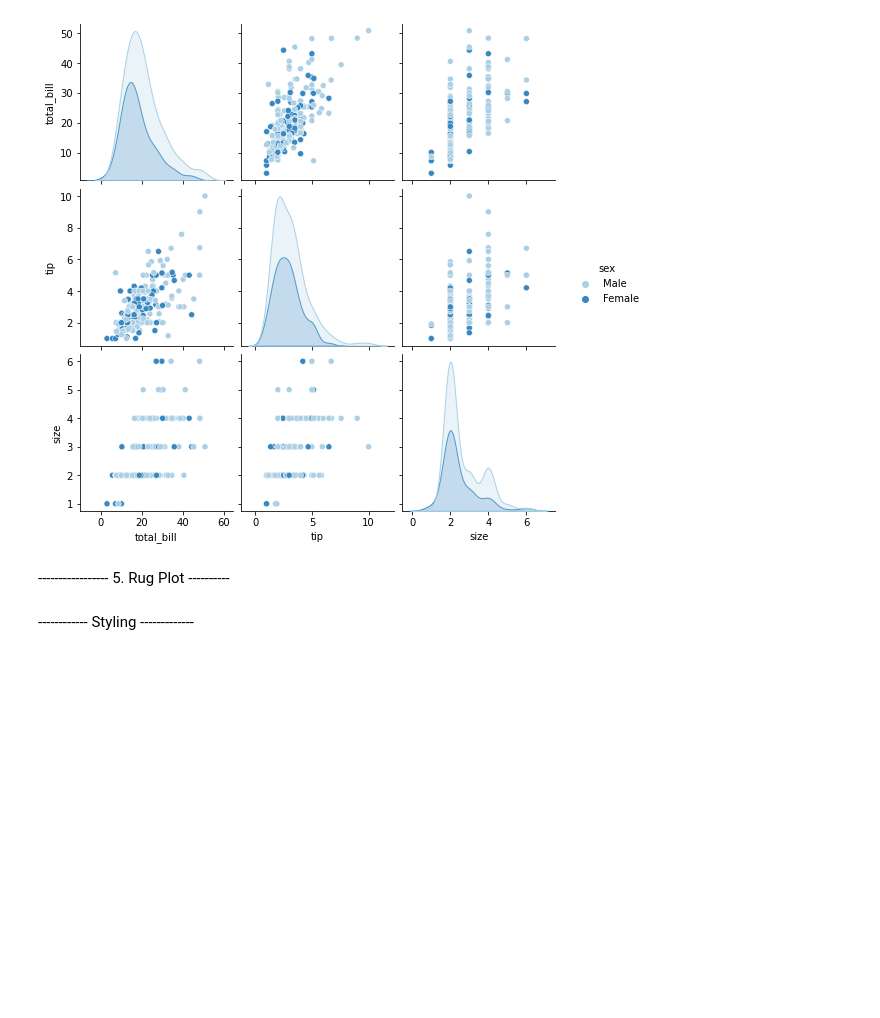
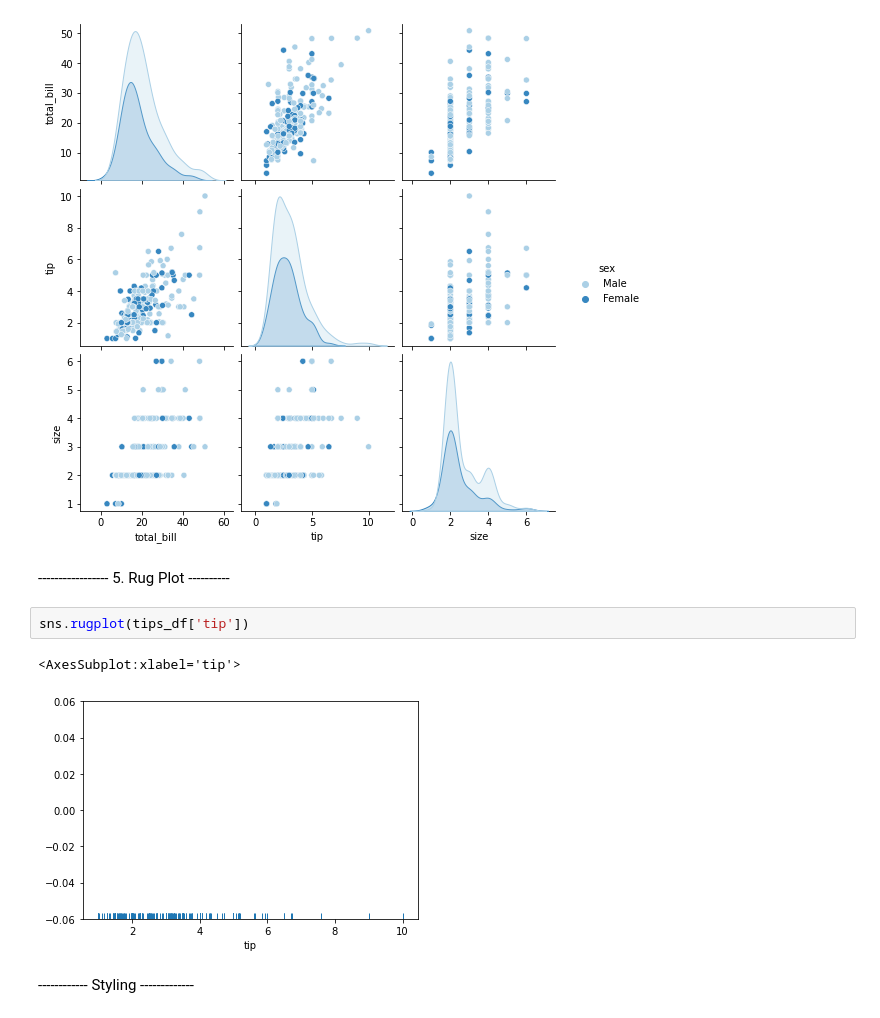
Before and after one commit to otkhwae/Seaborn, a Jupyter notebook: Seaborn_tut.ipynb, the cells around one changed output. Saved outputs shown, nothing was run; the diff lists cells and outputs as text; blank space fills up the shorter version.

Commit message:
Rug Plot

```diff
--- a/Seaborn_tut.ipynb
+++ b/Seaborn_tut.ipynb
@@ -93,6 +93,11 @@ sns.pairplot(tips_df,hue='sex',palette='Blues')
 [figure]
 # %% [markdown]
 ----------------- 5. Rug Plot ----------
+# %%
+sns.rugplot(tips_df['tip'])
+# %% [output]
+<AxesSubplot:xlabel='tip'>
+[figure, added]
 # %% [markdown]
 ------------ Styling -------------
 # %% [markdown]
```
